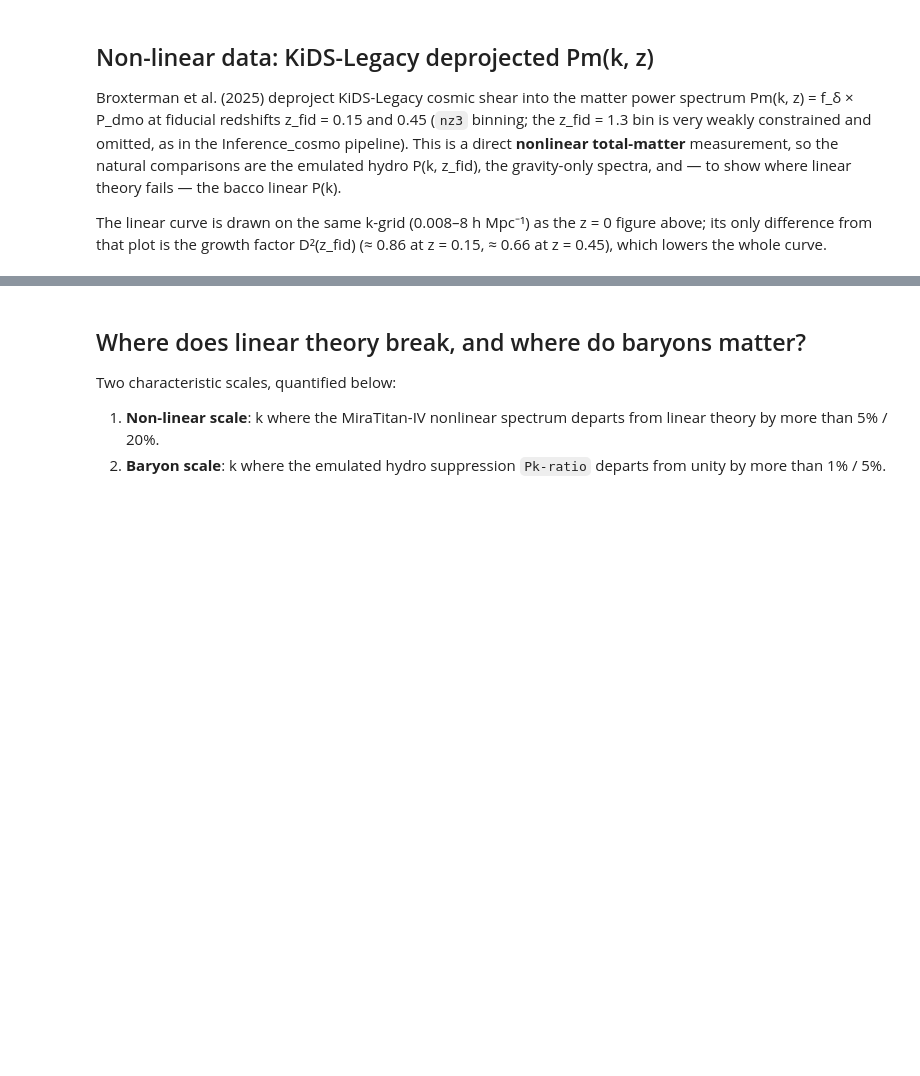
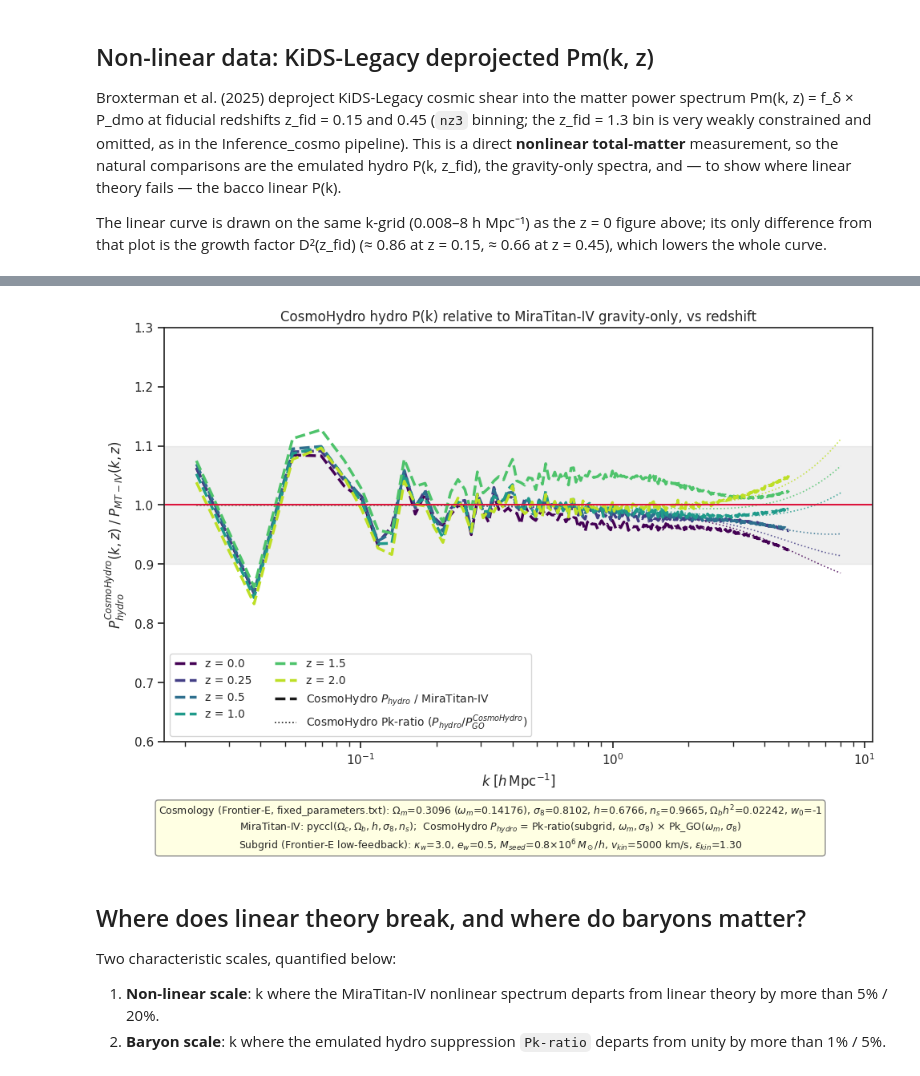
Before and after one commit to nesar/hydro_emu_comparisons, a Jupyter notebook: notebooks/nb3_linear_vs_nonlinear_vs_data.ipynb, the cells around one changed output, grey strips where cells are left out. Drawn from its saved outputs; the diff is of its cells as text; code cells hidden in the pictures; blank space fills up the shorter version.

```diff
--- a/notebooks/nb3_linear_vs_nonlinear_vs_data.ipynb
+++ b/notebooks/nb3_linear_vs_nonlinear_vs_data.ipynb
@@ -236,3 +271,31 @@ Baryonic Emulator Arico et al. (2025) loaded in memory.
+# %%
+z_list = [0.0, 0.25, 0.5, 1.0, 1.5, 2.0]
+colors = plt.cm.viridis(np.linspace(0, 0.9, len(z_list)))
+mmt = k_ch <= 5
+
+fig, ax = plt.subplots(figsize=(10, 7))
+for zz, c in zip(z_list, colors):
+    a = 1.0 / (1.0 + zz)
+    p_mt = mt2d(k_ch * h, a, cosmo) * h**3
+    p_go, _ = emu_go.predict(p_cosmo, z=zz)
+    r_emu, _ = emu_ratio.predict(P5 + p_cosmo, z=zz)
+    p_hyd = r_emu * p_go
+    ax.semilogx(k_ch[mmt], (p_hyd / p_mt)[mmt], color=c, lw=2.5, ls='--', label=f'z = {zz}')
+    ax.semilogx(k_ch, r_emu, color=c, lw=1.2, ls=':', alpha=0.8)
+
+ax.plot([], [], color='k', lw=2.5, ls='--', label=r'CosmoHydro $P_{hydro}$ / MiraTitan-IV')
+ax.plot([], [], color='k', lw=1.2, ls=':', label=r'CosmoHydro Pk-ratio ($P_{hydro}/P_{GO}^{CosmoHydro}$)')
+ax.axhline(1, color='crimson', lw=1.5)
+ax.axhspan(0.9, 1.1, color='gray', alpha=0.12)
+ax.set_ylim(0.6, 1.3)
+ax.set_xlabel(r'$k\;[h\,{\rm Mpc}^{-1}]$')
+ax.set_ylabel(r'$P_{hydro}^{CosmoHydro}(k, z)\;/\;P_{MT-IV}(k, z)$')
+ax.set_title('CosmoHydro hydro P(k) relative to MiraTitan-IV gravity-only, vs redshift')
+ax.legend(fontsize=10, loc='lower left', ncol=2)
+fig.text(0.5, 0.005, param_text, ha='center', va='bottom', fontsize=9, bbox=param_box)
+plt.tight_layout(rect=[0, 0.09, 1, 1]); plt.show()
+# %% [output]
+[figure, added]
 # %% [markdown]
 ## Where does linear theory break, and where do baryons matter?
 
```
Also changed, not shown: parts of 3 cells of this notebook, 2 other files.
